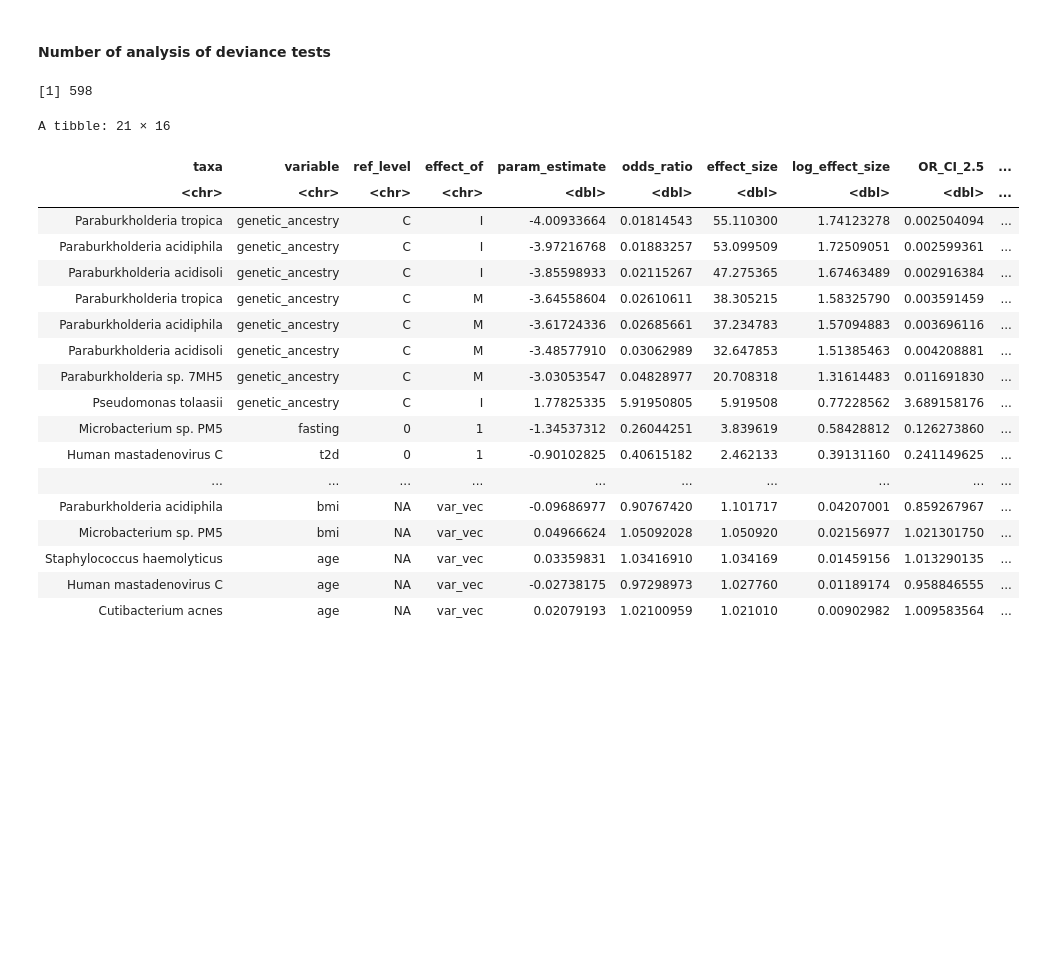
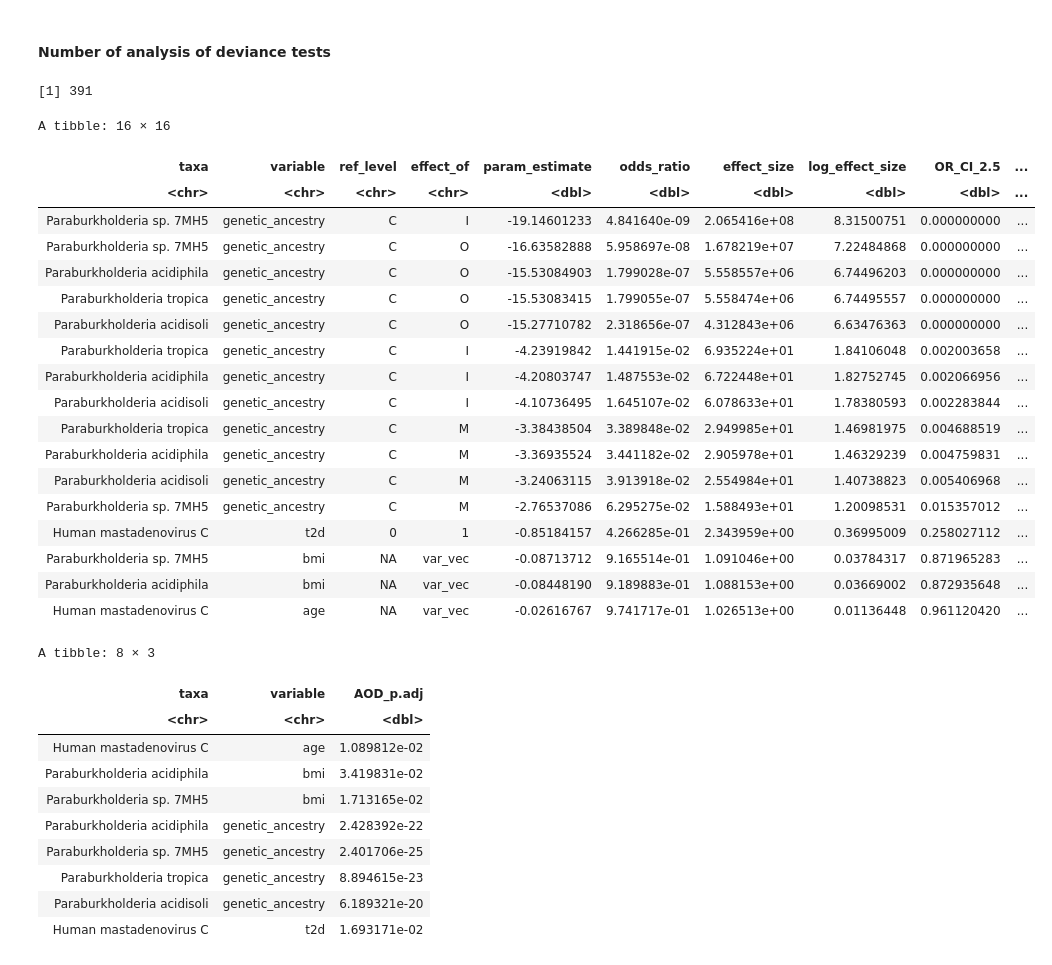
Before and after one commit to cednotsed/blood_microbial_signatures, a Jupyter notebook: analysis/phenotype_associations_GLM_covariates.ipynb, the cells around one changed output. Saved outputs shown, nothing was run; the diff lists cells and outputs as text; code cells hidden in the pictures; blank space fills up the shorter version.

```diff
--- a/analysis/phenotype_associations_GLM_covariates.ipynb
+++ b/analysis/phenotype_associations_GLM_covariates.ipynb
@@ -31,9 +31,9 @@ Loading required package: Maaslin2
 # %% [markdown]
 ### Load  data
 # %%
-# X <- fread("results/decontamination/read_matrix_n157.global_decontaminated.zeroed.csv")
-X <- fread("results/decontamination/RA_matrix_n157.global_decontaminated.zeroed.csv")
-X <- fread("results/decontamination/PA_matrix_n157.global_decontaminated.zeroed.csv")
+X <- fread("results/decontamination/prevalence_RA0.005_read10.csv")
+nc <- fread("results/decontamination/curated_n124_global_decontamination_stats.csv")
+X <- X %>% select(all_of(c("npm_research_id", nc$taxa)))
 
 meta <- fread("data/20210125_v3_release/20210203_all_traits_v3.txt")
 meta2 <- fread("data/SG10K_Health_metadata.n10714.16March2021.parsed.csv")
@@ -172,47 +172,64 @@ morsels <- foreach(var_name = c(cont_list, categorical_list)) %dopar% {
 n_comparisons_aod <- length(taxon_list) * length(categorical_list) + length(taxon_list) * length(cont_list)
 n_comparisons_aod
 # %% [output]
-[1] 598
+[1] 391
 # %%
 final_AOD <- bind_rows(morsels) %>%
     distinct(taxa, variable, .keep_all = T) %>%
     mutate(AOD_p.adj = p.adjust(AOD_p.val, method = "BH", n = n_comparisons_aod)) %>%
     select(taxa, variable, AOD_p.adj)
 
 final <- bind_rows(morsels) %>%
     left_join(final_AOD, by = c("taxa", "variable")) %>%
     mutate(param_p.adj = p.adjust(param_p.val, method = "BH"), .after = 9) %>%
     mutate(odds_ratio = exp(param_estimate), .after = 5) %>%
     mutate(effect_size = ifelse(odds_ratio > 1,
                                 odds_ratio,
                                 1 / odds_ratio),
            log_effect_size = ifelse(odds_ratio > 1,
                                 log(odds_ratio, base = 10),
                                 log(1 / odds_ratio, base = 10)), .after = 6)
 
-final %>%
-    filter(AOD_p.adj < 0.05 & param_p.adj < 0.05) %>%
+to_save <- final %>%
+    filter(AOD_p.adj < 0.05) %>%
     arrange(desc(effect_size))
+
+to_save
+
+final_AOD %>% filter(AOD_p.adj < 0.05)
+
+fwrite(to_save, "results/phenotype_associations/phenotype_association_results.csv")
 # %% [output]
-A tibble: 21 × 16
+A tibble: 16 × 16
 | taxa | variable | ref_level | effect_of | param_estimate | odds_ratio | effect_size | log_effect_size | OR_CI_2.5 | ... |
 | <chr> | <chr> | <chr> | <chr> | <dbl> | <dbl> | <dbl> | <dbl> | <dbl> | ... |
-| Paraburkholderia tropica | genetic_ancestry | C | I | -4.00933664 | 0.01814543 | 55.110300 | 1.74123278 | 0.002504094 | ... |
-| Paraburkholderia acidiphila | genetic_ancestry | C | I | -3.97216768 | 0.01883257 | 53.099509 | 1.72509051 | 0.002599361 | ... |
-| Paraburkholderia acidisoli | genetic_ancestry | C | I | -3.85598933 | 0.02115267 | 47.275365 | 1.67463489 | 0.002916384 | ... |
-| Paraburkholderia tropica | genetic_ancestry | C | M | -3.64558604 | 0.02610611 | 38.305215 | 1.58325790 | 0.003591459 | ... |
-| Paraburkholderia acidiphila | genetic_ancestry | C | M | -3.61724336 | 0.02685661 | 37.234783 | 1.57094883 | 0.003696116 | ... |
-| Paraburkholderia acidisoli | genetic_ancestry | C | M | -3.48577910 | 0.03062989 | 32.647853 | 1.51385463 | 0.004208881 | ... |
-| Paraburkholderia sp. 7MH5 | genetic_ancestry | C | M | -3.03053547 | 0.04828977 | 20.708318 | 1.31614483 | 0.011691830 | ... |
-| Pseudomonas tolaasii | genetic_ancestry | C | I | 1.77825335 | 5.91950805 | 5.919508 | 0.77228562 | 3.689158176 | ... |
-| Microbacterium sp. PM5 | fasting | 0 | 1 | -1.34537312 | 0.26044251 | 3.839619 | 0.58428812 | 0.126273860 | ... |
-| Human mastadenovirus C | t2d | 0 | 1 | -0.90102825 | 0.40615182 | 2.462133 | 0.39131160 | 0.241149625 | ... |
-| ... | ... | ... | ... | ... | ... | ... | ... | ... | ... |
-| Paraburkholderia acidiphila | bmi | NA | var_vec | -0.09686977 | 0.90767420 | 1.101717 | 0.04207001 | 0.859267967 | ... |
-| Microbacterium sp. PM5 | bmi | NA | var_vec | 0.04966624 | 1.05092028 | 1.050920 | 0.02156977 | 1.021301750 | ... |
-| Staphylococcus haemolyticus | age | NA | var_vec | 0.03359831 | 1.03416910 | 1.034169 | 0.01459156 | 1.013290135 | ... |
-| Human mastadenovirus C | age | NA | var_vec | -0.02738175 | 0.97298973 | 1.027760 | 0.01189174 | 0.958846555 | ... |
-| Cutibacterium acnes | age | NA | var_vec | 0.02079193 | 1.02100959 | 1.021010 | 0.00902982 | 1.009583564 | ... |
+| Paraburkholderia sp. 7MH5 | genetic_ancestry | C | I | -19.14601233 | 4.841640e-09 | 2.065416e+08 | 8.31500751 | 0.000000000 | ... |
+| Paraburkholderia sp. 7MH5 | genetic_ancestry | C | O | -16.63582888 | 5.958697e-08 | 1.678219e+07 | 7.22484868 | 0.000000000 | ... |
+| Paraburkholderia acidiphila | genetic_ancestry | C | O | -15.53084903 | 1.799028e-07 | 5.558557e+06 | 6.74496203 | 0.000000000 | ... |
+| Paraburkholderia tropica | genetic_ancestry | C | O | -15.53083415 | 1.799055e-07 | 5.558474e+06 | 6.74495557 | 0.000000000 | ... |
+| Paraburkholderia acidisoli | genetic_ancestry | C | O | -15.27710782 | 2.318656e-07 | 4.312843e+06 | 6.63476363 | 0.000000000 | ... |
+| Paraburkholderia tropica | genetic_ancestry | C | I | -4.23919842 | 1.441915e-02 | 6.935224e+01 | 1.84106048 | 0.002003658 | ... |
+| Paraburkholderia acidiphila | genetic_ancestry | C | I | -4.20803747 | 1.487553e-02 | 6.722448e+01 | 1.82752745 | 0.002066956 | ... |
+| Paraburkholderia acidisoli | genetic_ancestry | C | I | -4.10736495 | 1.645107e-02 | 6.078633e+01 | 1.78380593 | 0.002283844 | ... |
+| Paraburkholderia tropica | genetic_ancestry | C | M | -3.38438504 | 3.389848e-02 | 2.949985e+01 | 1.46981975 | 0.004688519 | ... |
+| Paraburkholderia acidiphila | genetic_ancestry | C | M | -3.36935524 | 3.441182e-02 | 2.905978e+01 | 1.46329239 | 0.004759831 | ... |
+| Paraburkholderia acidisoli | genetic_ancestry | C | M | -3.24063115 | 3.913918e-02 | 2.554984e+01 | 1.40738823 | 0.005406968 | ... |
+| Paraburkholderia sp. 7MH5 | genetic_ancestry | C | M | -2.76537086 | 6.295275e-02 | 1.588493e+01 | 1.20098531 | 0.015357012 | ... |
+| Human mastadenovirus C | t2d | 0 | 1 | -0.85184157 | 4.266285e-01 | 2.343959e+00 | 0.36995009 | 0.258027112 | ... |
+| Paraburkholderia sp. 7MH5 | bmi | NA | var_vec | -0.08713712 | 9.165514e-01 | 1.091046e+00 | 0.03784317 | 0.871965283 | ... |
+| Paraburkholderia acidiphila | bmi | NA | var_vec | -0.08448190 | 9.189883e-01 | 1.088153e+00 | 0.03669002 | 0.872935648 | ... |
+| Human mastadenovirus C | age | NA | var_vec | -0.02616767 | 9.741717e-01 | 1.026513e+00 | 0.01136448 | 0.961120420 | ... |
+A tibble: 8 × 3
+| taxa | variable | AOD_p.adj |
+| <chr> | <chr> | <dbl> |
+| Human mastadenovirus C | age | 1.089812e-02 |
+| Paraburkholderia acidiphila | bmi | 3.419831e-02 |
+| Paraburkholderia sp. 7MH5 | bmi | 1.713165e-02 |
+| Paraburkholderia acidiphila | genetic_ancestry | 2.428392e-22 |
+| Paraburkholderia sp. 7MH5 | genetic_ancestry | 2.401706e-25 |
+| Paraburkholderia tropica | genetic_ancestry | 8.894615e-23 |
+| Paraburkholderia acidisoli | genetic_ancestry | 6.189321e-20 |
+| Human mastadenovirus C | t2d | 1.693171e-02 |
 # %%
 taxon_list
 # %% [output]
```
Also changed, not shown: parts of 7 cells of this notebook, 21 other files.
